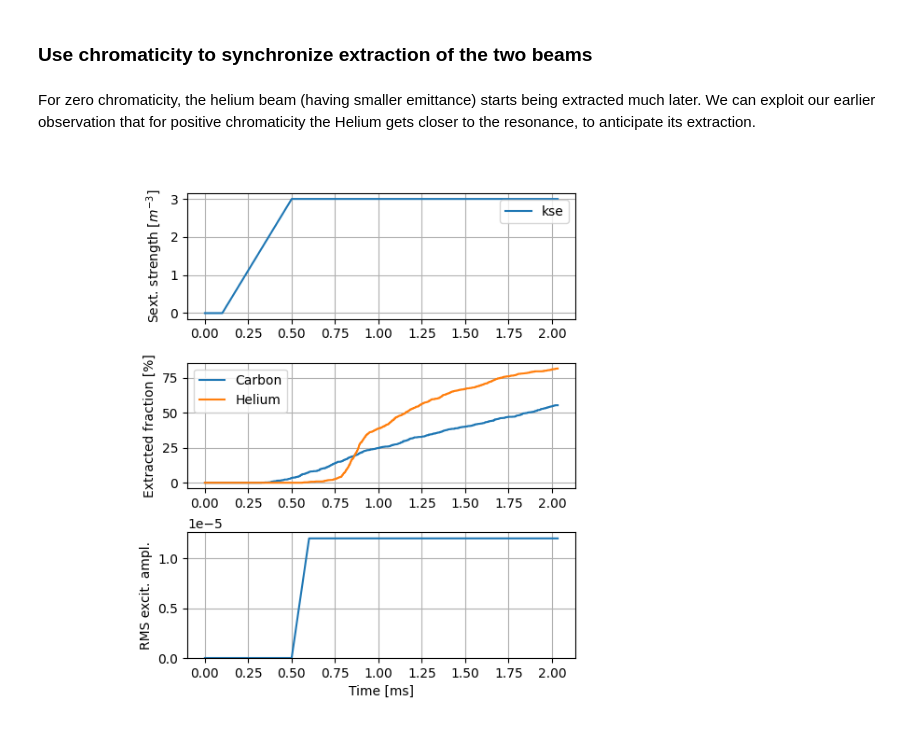
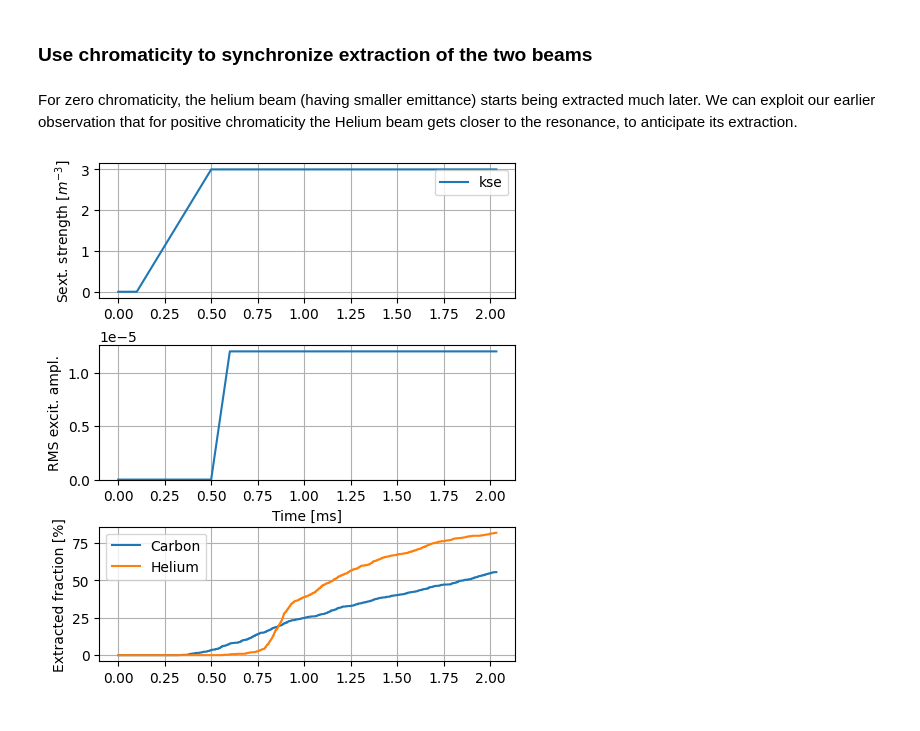
Before and after one commit to xsuite/tutorial_mixed_beams, a Jupyter notebook: notebook_05_mixed_beams_slow_extr_spill.ipynb, the cells around one changed output. Drawn from its saved outputs; the diff is of its cells as text; code cells hidden in the pictures.

```diff
--- a/notebook_05_mixed_beams_slow_extr_spill.ipynb
+++ b/notebook_05_mixed_beams_slow_extr_spill.ipynb
@@ -257,7 +257,7 @@ plt.subplots_adjust(top=.93, bottom=.1, left=.25, hspace=.35)
 ### Use chromaticity to synchronize extraction of the two beams
 # %% [markdown]
 For zero chromaticity, the helium beam (having smaller emittance) starts being extracted much later.
-We can exploit our earlier observation that for positive chromaticity the Helium gets closer to the resonance, to anticipate its extraction.
+We can exploit our earlier observation that for positive chromaticity the Helium beam gets closer to the resonance, to anticipate its extraction.
 # %%
 # Set Q'x = 1.0
 env['chrom_x'] = 1.
@@ -276,30 +276,30 @@ int_helium_dqx1 = line['monitor_hel'].num_particles.copy()
 # %%
 # Plot
 plt.figure(figsize=(6.4, 6.0))
 
 log = line.log_last_track # Logged variables
 t_ms = np.array(log['t_turn_s']) * 1e3
 
 ax1 = plt.subplot(3,1,1)
 plt.plot(t_ms, log['kse'], label='kse')
 plt.ylabel('Sext. strength [$m^{-3}$]')
 plt.legend()
 plt.grid()
 
-ax2 = plt.subplot(3,1,2, sharex=ax1)
+ax3 = plt.subplot(3,1,2, sharex=ax1)
+plt.plot(t_ms, log['ampl_excit'])
+plt.ylim(bottom=0)
+plt.ylabel('RMS excit. ampl.')
+plt.xlabel('Time [ms]')
+plt.grid()
+
+ax2 = plt.subplot(3,1,3, sharex=ax1)
 plt.plot(t_ms, 100 * (1 - int_carbon_dqx1/int_carbon_dqx1[0]), label='Carbon')
 plt.plot(t_ms, 100 * (1 - int_helium_dqx1/int_helium_dqx1[0]), label='Helium')
 plt.ylabel('Extracted fraction [%]')
 plt.legend()
 plt.grid()
 
-ax3 = plt.subplot(3,1,3, sharex=ax1)
-plt.plot(t_ms, log['ampl_excit'])
-plt.ylim(bottom=0)
-plt.ylabel('RMS excit. ampl.')
-plt.xlabel('Time [ms]')
-plt.grid()
-
 plt.subplots_adjust(top=.93, bottom=.1, left=.25, hspace=.35)
 # %% [output]
-[figure, old version]
+[figure, new version]
```
Also changed, not shown: parts of 3 cells of this notebook.
